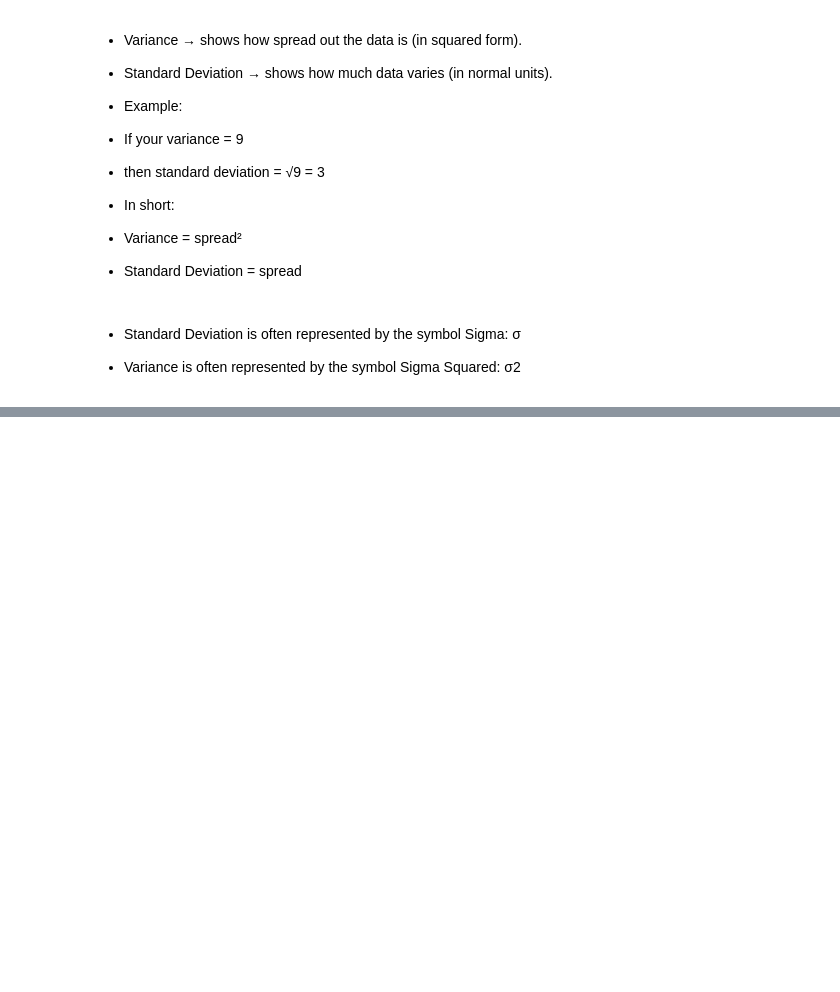
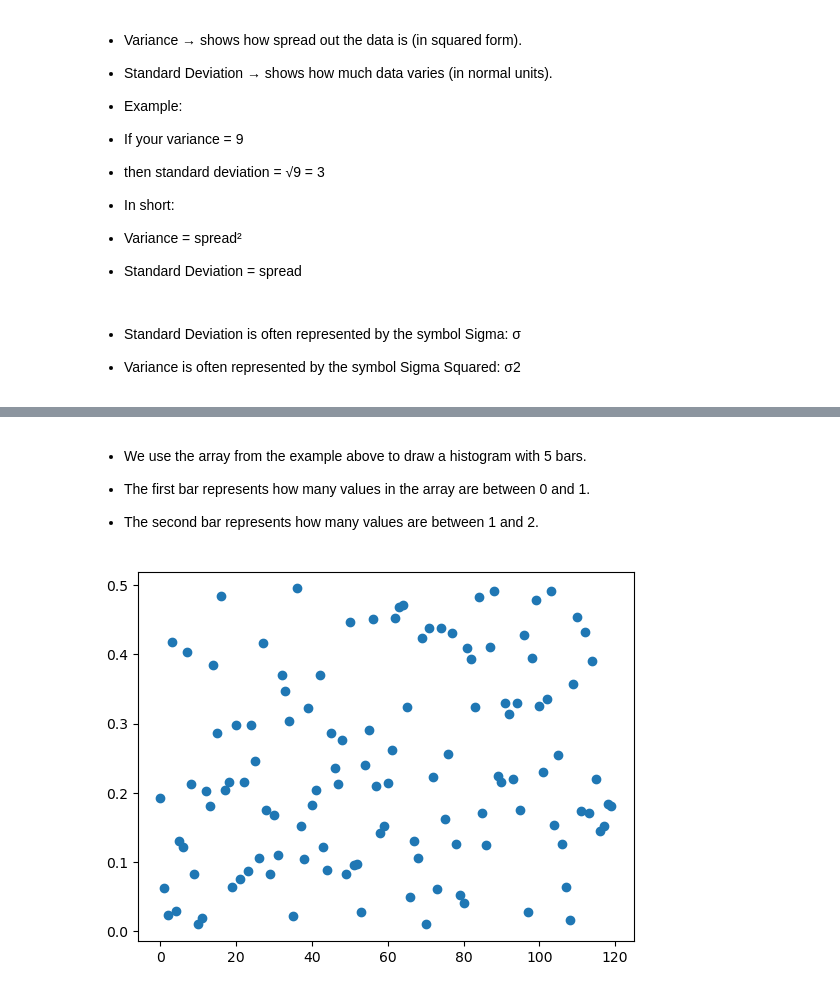
Before and after one commit to minturam21/Machine-Learning, a Jupyter notebook: statistic.ipynb, the cells around one changed output, grey strips where cells are left out. Cells and saved outputs as stored; diff of their text form; code cells hidden in the pictures; blank space fills up the shorter version.

```diff
--- a/statistic.ipynb
+++ b/statistic.ipynb
@@ -150,0 +216,12 @@ print(x)
+# %% [markdown]
+- We use the array from the example above to draw a histogram with 5 bars.
+
+- The first bar represents how many values in the array are between 0 and 1.
+
+- The second bar represents how many values are between 1 and 2.
+# %%
+x = np.arange(len(data))
+plt.scatter(x, data)
+plt.show()
+# %% [output]
+[figure, added]
```
Also changed, not shown: parts of 16 cells of this notebook.
